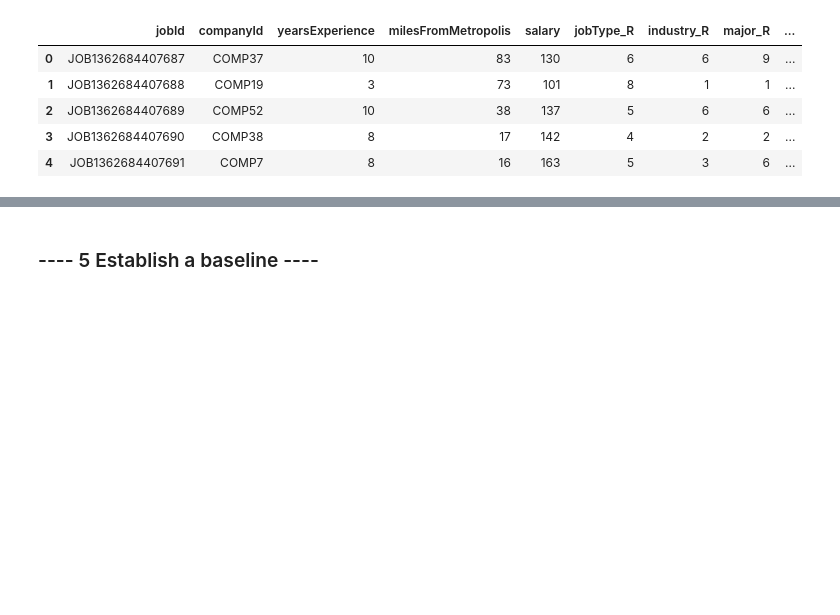
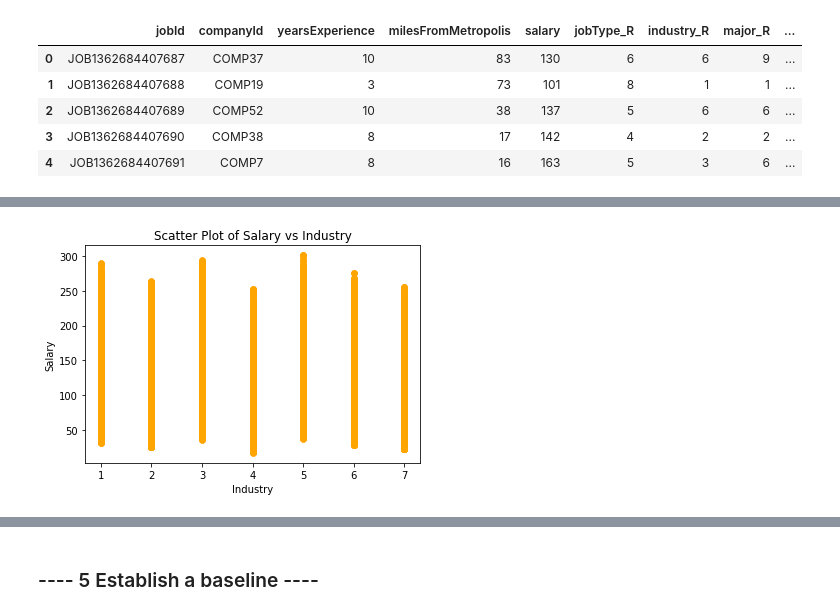
Before and after one commit to cdean4/salary-prediction-portfolio, a Jupyter notebook: SalaryProject.ipynb, the cells around one changed output, grey strips where cells are left out. Drawn from its saved outputs; the diff is of its cells as text; code cells hidden in the pictures; blank space fills up the shorter version.

```diff
--- a/SalaryProject.ipynb
+++ b/SalaryProject.ipynb
@@ -581,0 +608,12 @@ data_train_copy.head()
+# %%
+# Plot salary vs industry and visually check for any correlation
+x5 = data_train_copy.industry_R
+y = data_train_copy.salary
+
+plt.scatter(x5,y, marker='8', color = 'orange')
+plt.title("Scatter Plot of Salary vs Industry")
+plt.xlabel("Industry")
+plt.ylabel("Salary")
+plt.show()
+# %% [output]
+[figure, added]
```
Also changed, not shown: parts of 5 cells of this notebook.
